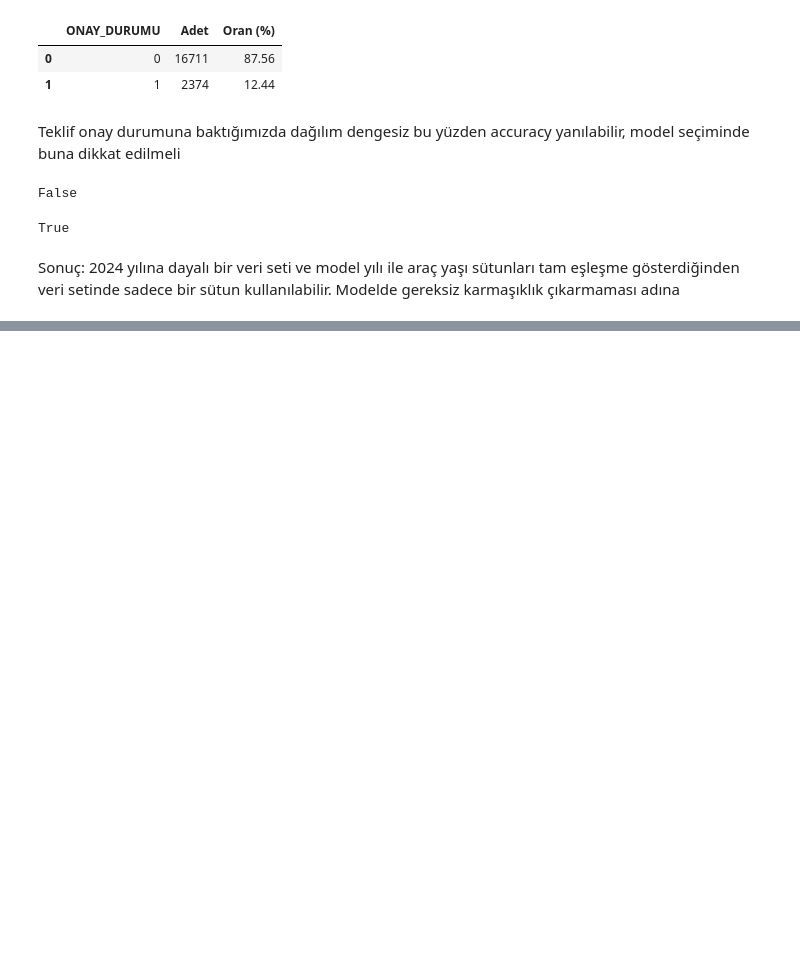
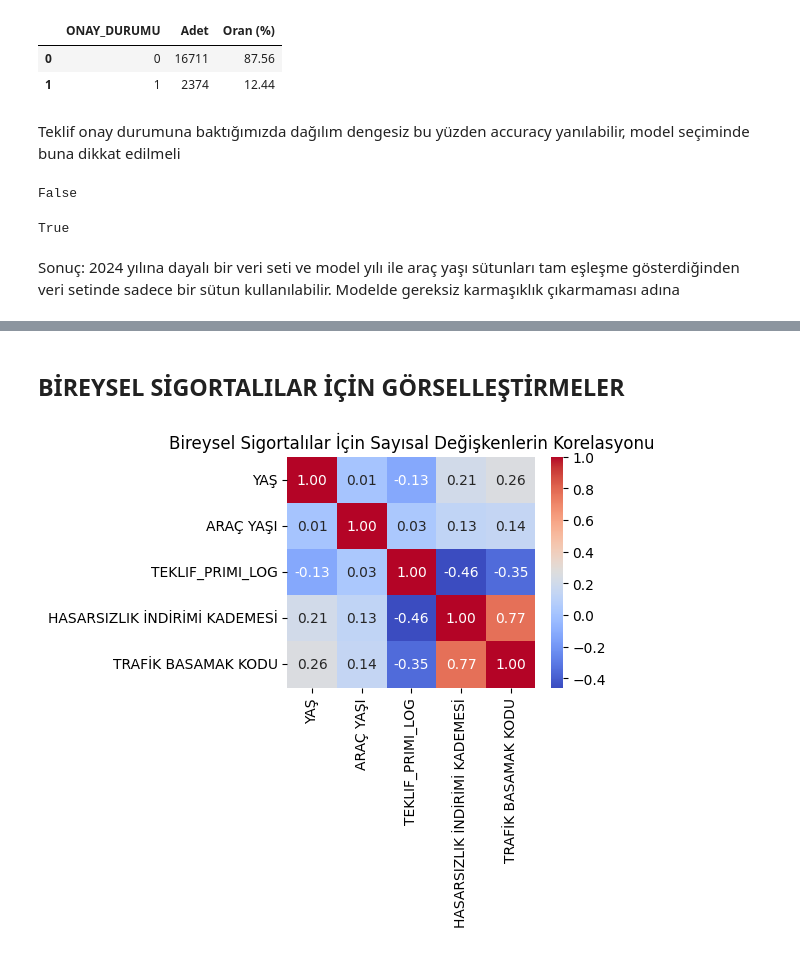
Before and after one commit to incieryilmazz/Insurance--Project, a Jupyter notebook: EDA.ipynb, the cells around one changed output, grey strips where cells are left out. Cells and saved outputs as stored; diff of their text form; code cells hidden in the pictures; blank space fills up the shorter version.

```diff
--- a/EDA.ipynb
+++ b/EDA.ipynb
@@ -339,0 +300,13 @@ Index: []
+# %%
+# 1) Sütun adlarındaki boşlukları temizle
+df.columns = df.columns.str.strip()
+
+# 2) 'YAŞ' sütununu adındaki farklılıklara rağmen yakala
+col_yas = df.filter(regex=r'(?i)^ya[sş]\b').columns[0]  # YAŞ / Yaş / YAS / YAŞ   hepsini yakalar
+
+# 3) YAŞ < 18 olanları getir
+mask = pd.to_numeric(df[col_yas], errors='coerce') < 18
+df_18alt = df.loc[mask]
+
+print("YAŞ < 18 adet:", mask.sum())
+df_18alt.head(10)
@@ -339,0 +342,12 @@ Index: []
+# %%
+# 1) Yaş sütunundaki kurumsal olanları tespit et (yaş=0 ise kurumsal)
+df["KURUMSAL_MI"] = (df["YAŞ"] == 0).astype(int)
+
+# 2) Sadece bireysel müşterilerin (kurumsal olmayan) yaş ortalamasını hesapla
+ortalama_yas = df.loc[df["KURUMSAL_MI"] == 0, "YAŞ"].mean()
+
+# 3) Yaşı 0 olan (kurumsal) satırlarda yaş değerini bireysel ortalama ile değiştir
+df.loc[df["YAŞ"] == 0, "YAŞ"] = ortalama_yas
+
+# 4) Kontrol için ilk birkaç satırı göster
+print(df[["YAŞ", "KURUMSAL_MI"]].head(15))
@@ -339,0 +426,9 @@ Index: []
+# %%
+# Aykırı değerlerin modele katsayı olarak etkisini azaltmak için log dönüşüm yaptım. Yani 10 ile 100 arasında 10 katlık bir fark var ama log dönüşümden sonra yaklaşık 2.22 bir fark olacaktır.
+# Bu de linner, lojistik regresyon modellerinde yanlılığı önleyecektir. Ağaç tabanlı modellerde böyle bir şeye her zaman ihtiyaç olmayabiliyor.
+# Teklif primini log dönüşüme sokalım
+df["TEKLIF_PRIMI_LOG"] = np.log1p(df["TEKLİF PRİMİ"])
+
+# İlk 5 satıra bakalım
+print(df[["TEKLİF PRİMİ", "TEKLIF_PRIMI_LOG"]].head())
+df = df.drop(columns=["TEKLİF PRİMİ"])
@@ -339,0 +451,14 @@ Index: []
+# %% [markdown]
+## BİREYSEL SİGORTALILAR İÇİN GÖRSELLEŞTİRMELER
+# %%
+df_bireysel = df[df["KURUMSAL_MI"] == 0]
+plt.figure(figsize=(4,3))
+sns.heatmap(
+    df_bireysel[["YAŞ","ARAÇ YAŞI","TEKLIF_PRIMI_LOG",
+                 "HASARSIZLIK İNDİRİMİ KADEMESİ","TRAFİK BASAMAK KODU"]].corr(),
+    annot=True, cmap="coolwarm", fmt=".2f"
+)
+plt.title("Bireysel Sigortalılar İçin Sayısal Değişkenlerin Korelasyonu")
+plt.show()
+# %% [output]
+[figure, added]
```
Also changed, not shown: parts of 57 cells of this notebook, 1 other file.
